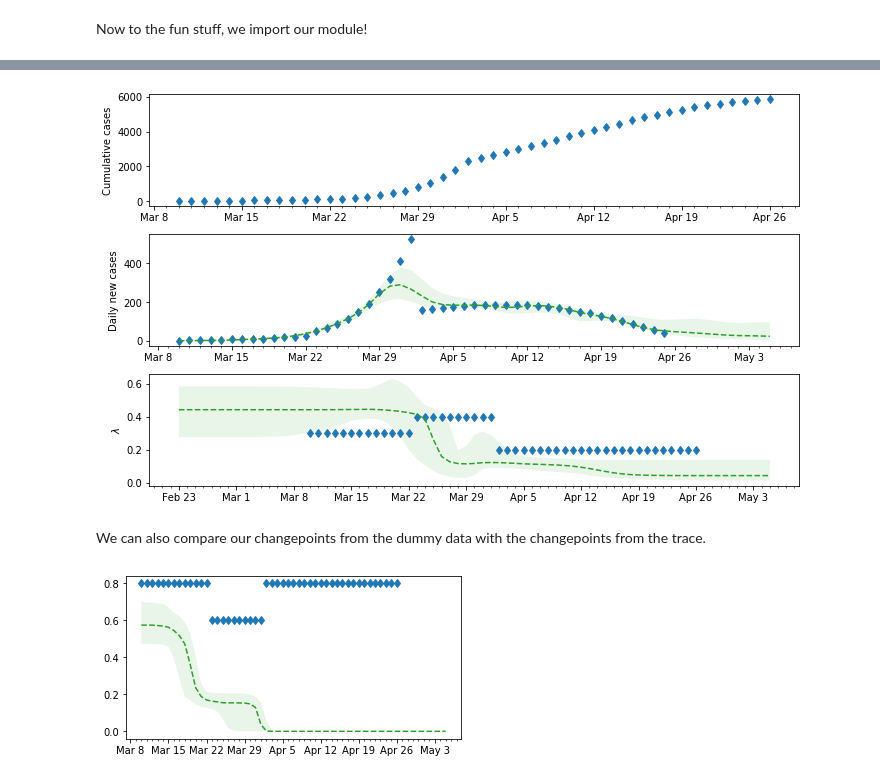
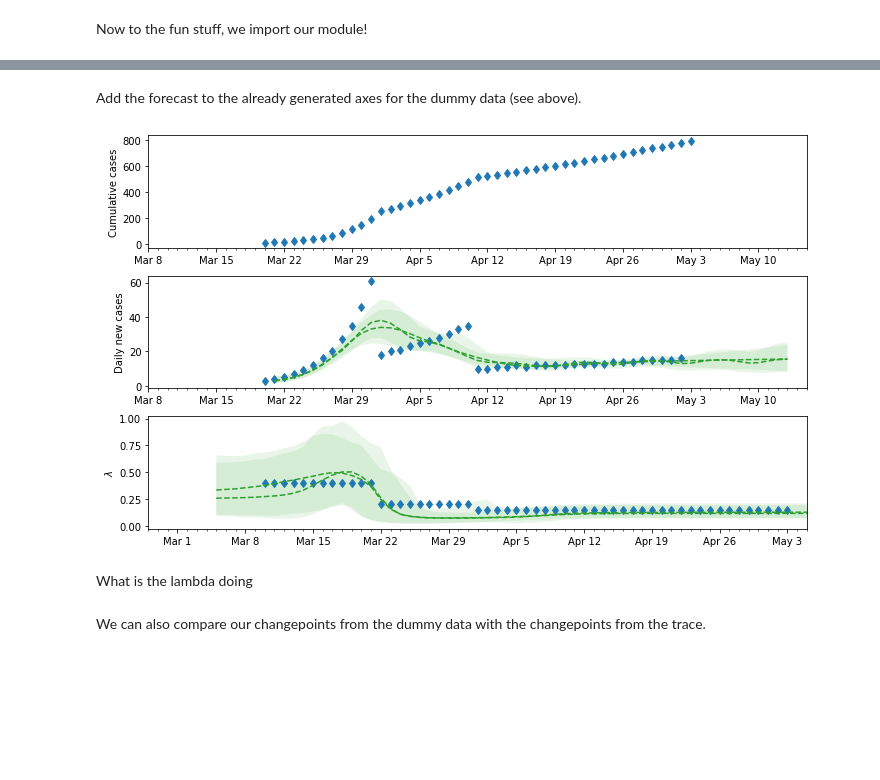
Before and after one commit to Priesemann-Group/covid19_inference, a Jupyter notebook: scripts/example_dummy_data.ipynb, the cells around one changed output, grey strips where cells are left out. Cells and saved outputs as stored; diff of their text form; code cells hidden in the pictures; blank space fills up the shorter version.

```diff
--- a/scripts/example_dummy_data.ipynb
+++ b/scripts/example_dummy_data.ipynb
@@ -82,0 +50,2 @@ INFO     [covid19_inference.dummy_data] Drawn 8708
+# %%
+data = dd.generate()
@@ -83,14 +56,28 @@ INFO     [covid19_inference.dummy_data] Drawn 8708
 # %%
+lambda_t = dd.get_lambda_t
+new_cases_obs = data["confirmed"].diff().iloc[1:]
+#Create figure
+fig, ax = plt.subplots(3,1,figsize=(10,6))
+
 #Plot dummy data
-fig, ax = plt.subplots(3,1,figsize=(10,6))
-cov19.plot._timeseries(data.index, data["confirmed"] ,ax[0],lw=0)
+cov19.plot._timeseries(data.index, dd.data["confirmed"] ,ax[0],lw=0)
 cov19.plot._timeseries(data.index[:-1], new_cases_obs ,ax[1],lw=0)
-cov19.plot._timeseries(data.index, data["lambda_t"] ,ax[2],lw=0)
+cov19.plot._timeseries(lambda_t.index, lambda_t["lambda_t"] ,ax[2],lw=0)
+
+#Set labels
 ax[0].set_ylabel("Cumulative cases")
 ax[1].set_ylabel("Daily new cases")
 ax[2].set_ylabel(f"$\lambda$")
+
+#Format x axis
 cov19.plot._format_date_xticks(ax[0])
 cov19.plot._format_date_xticks(ax[1])
 cov19.plot._format_date_xticks(ax[2])
+delta = datetime.timedelta(days=2)
+ten = datetime.timedelta(days=10)
+ax[0].set_xlim(data_begin-delta,data_end+delta+ten)
+ax[1].set_xlim(data_begin-delta,data_end+delta+ten)
+ax[2].set_xlim(data_begin-delta-ten,data_end+delta)
+
 plt.tight_layout()
 # %% [output]
@@ -102,7 +91,7 @@ num_days_forecast = 10
 
 #Get priors for changepoints from dummy data
 change_points = []
-for cp in changepoints:
+for cp in dd.initials["change_points"]:
     change_points.append(dict(pr_mean_date_transient = cp[0],
          pr_sigma_date_transient = 6,
          pr_median_lambda = cp[1],
@@ -112,6 +99,6 @@ Then, create the model:
 # %%
 params_model = dict(new_cases_obs = new_cases_obs,
-                    data_begin = data_begin,
+                    data_begin = new_cases_obs.index[0],
                     fcast_len = num_days_forecast,
                     diff_data_sim = diff_data_sim,
                     N_population = 83e6)
@@ -130,10 +117,10 @@ with cov19.Cov19Model(**params_model) as model:
                                                pr_median_scale_delay=0.3)
 
     # Modulate the inferred cases by a abs(sin(x)) function, to account for weekend effects
-    new_cases_inferred = cov19.week_modulation(new_cases_inferred_raw)
+    #new_cases_inferred = cov19.week_modulation(new_cases_inferred_raw)
 
     # Define the likelihood, uses the new_cases_obs set as model parameter
-    cov19.student_t_likelihood(new_cases_inferred)
+    cov19.student_t_likelihood(new_cases_inferred_raw)
 # %% [output]
 INFO     [covid19_inference.model_helper] pr_median_transient_len was set to default value 4
 INFO     [covid19_inference.model_helper] pr_sigma_transient_len was set to default value 0.5
@@ -169,32 +176,23 @@ by accessing the samples stored in the trace.
+# %% [markdown]
+Add the forecast to the already generated axes for the dummy data (see above).
 # %%
-
-#Plot the model by adding onto the axis from before
-y = trace["new_cases"][:,:]
+# New cases
+y = trace["new_cases_raw"][:,:]
 x = pd.date_range(model.data_begin,model.fcast_end-datetime.timedelta(days=0))
 cov19.plot._timeseries(x,y,ax[1],what="fcast", draw_ci_95=True)
+
+# lambda t
 y = trace["lambda_t"][:,:]
 x = pd.date_range(model.sim_begin,model.fcast_end-datetime.timedelta(days=0))
 cov19.plot._timeseries(x,y,ax[2],what="fcast", draw_ci_95=True)
+
 fig
 # %% [output]
-[figure, old version]
+[figure, new version]
+# %% [markdown]
+What is the lambda doing
 # %% [markdown]
 We can also compare our changepoints from the dummy data with the changepoints from the trace.
-# %%
-#First the observed changepoints
-ax = cov19.plot._timeseries(data.index,
-                            data["lambda_t"],
-                            what="data",
-                            draw_ci_95=False,
-                            lw=0)
-#Changepoints from trace
-x = pd.date_range(model.data_begin,model.sim_end)
-y = trace["lambda_t"][:,(model.data_begin-model.sim_begin).days:model.sim_len]
-
-cov19.plot._timeseries(x,y,ax,what="fcast", draw_ci_95=True)
-cov19.plot._format_date_xticks(ax)
-# %% [output]
-[figure, removed]
 # %%
 varnames = cov19.plotting.get_all_free_RVs_names(model)
 num_cols = 5
```
Also changed, not shown: parts of 21 cells of this notebook, 1 other file.
